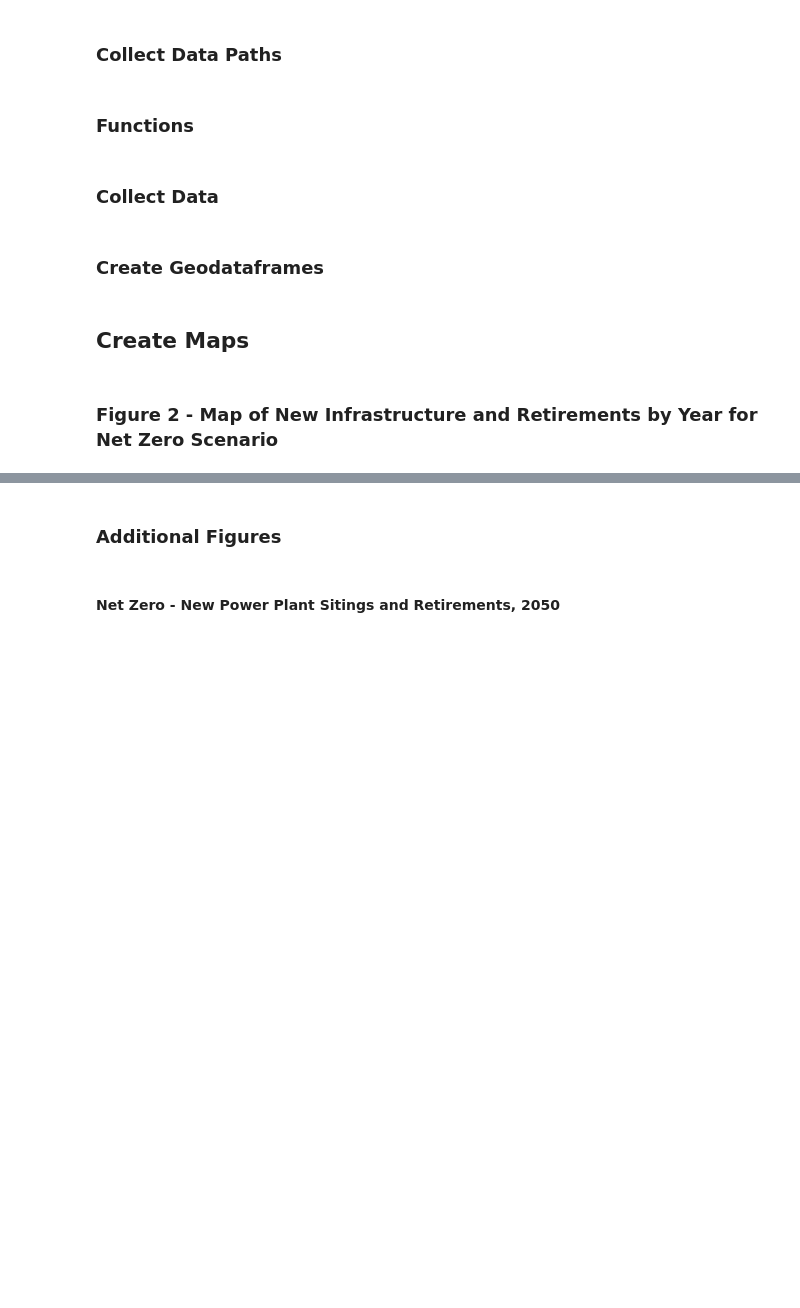
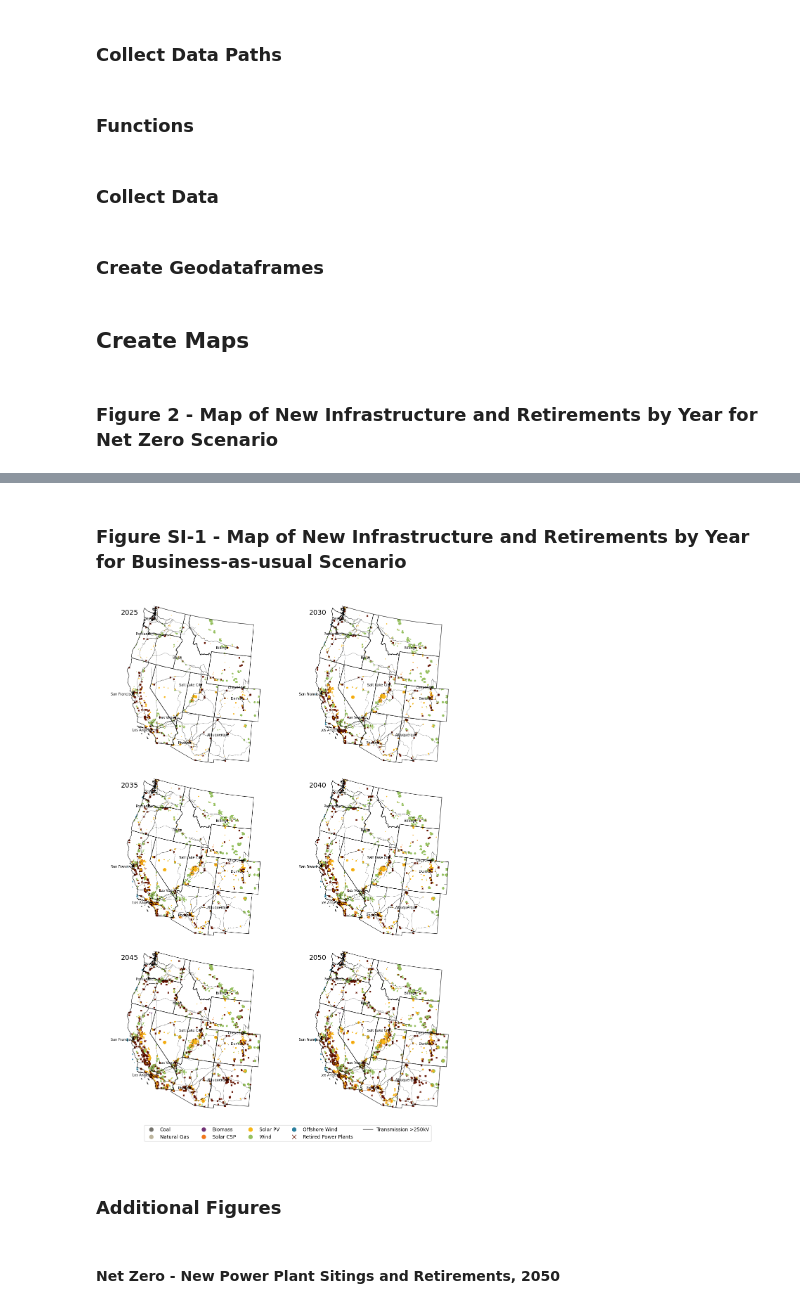
Before and after one commit to GODEEEP/mongird-etal_2024, a Jupyter notebook: notebooks/plot_infrastructure_maps.ipynb, the cells around one changed output, grey strips where cells are left out. Cells and saved outputs as stored; diff of their text form; code cells hidden in the pictures; blank space fills up the shorter version.

```diff
--- a/notebooks/plot_infrastructure_maps.ipynb
+++ b/notebooks/plot_infrastructure_maps.ipynb
@@ -300,2 +298,70 @@ plt.show()
+# %% [markdown]
+### Figure SI-1 - Map of New Infrastructure and Retirements by Year for Business-as-usual Scenario
+# %%
+scenario = 'business_as_usual_ira_ccs_climate'
+gdf_plot = gdf[gdf.scenario == scenario]
+
+height = 16
+width = 11
+
+fig = plt.figure()
+fig.set_figheight(height)
+fig.set_figwidth(width)
+
+spec = GridSpec(ncols=2,
+                nrows=4,
+                width_ratios=[.5, .5],
+                wspace=0,
+                hspace=0,#-.080,
+                height_ratios=[.3, .3, .3, .06])
+
+
+ax1a =fig.add_subplot(spec[0,0])
+ax1b =fig.add_subplot(spec[0,1])
+ax2a =fig.add_subplot(spec[1,0])
+ax2b =fig.add_subplot(spec[1,1])
+ax3a =fig.add_subplot(spec[2,0])
+ax3b =fig.add_subplot(spec[2,1])
+ax_legend = fig.add_subplot(spec[3,:])
+
+ax_objs = [ax1a, ax1b, ax2a, ax2b, ax3a, ax3b]
+gdf_cerf = gdf_plot[(gdf_plot.cerf_sited == 1)]
+gdf_all = gdf_plot.copy()
+sited_year_list = sorted(list(gdf_cerf.sited_year.unique()))
+
+i=0
+for a in ax_objs:
+    wecc_shp.boundary.plot(ax=a, color = 'black', lw=.75)
+
+     # plot retired plants
+    gdf_ret_plot = gdf_all[gdf_all.retirement_year <= sited_year_list[i]]
+    gdf_ret_plot.plot(ax=a, markersize=8, color=retired_color, marker="x")
+
+    gdf_plot = gdf_cerf[(gdf_cerf.sited_year <= sited_year_list[i]) & (gdf_cerf.retirement_year > sited_year_list[i]) ]
+    gdf_plot.plot(ax=a, markersize=1,  marker = 'o', lw=.3, facecolor=gdf_plot['tech_name_simple'].map(color_map_dict))
+
+    a.annotate(sited_year_list[i], xy=(-2.44e6, 1.45e6),size=14)
+
+    transmission_shp.plot(ax=a, color='black', lw=.25)
+    city_gdf.plot(ax=a, color='black', markersize=3)
+
+    # add city labels
+    for x, y, label in zip(city_gdf.geometry.x, city_gdf.geometry.y, city_gdf.city):
+        a.annotate(label, xy=(x, y), xytext=(3, -3), textcoords="offset points", ha='right', size=7)
+    i+=1
+    a.set_axis_off()
+
+ax_legend.legend(handles=short_legend_elements, fontsize=10, loc='center', ncol=5, facecolor='white')
+
+ax_legend.set_axis_off()
+plt.tight_layout()
+
+ # save figure to folder
+output_file_name = 'fig_si-1_bau_sitings_by_year_2050.png'
+plt.savefig(os.path.join(fig_dir, output_file_name), dpi=700)
+
+plt.show()
+# %% [output]
+[figure, added]
 # %% [markdown]
 ### Additional Figures
```
Also changed, not shown: parts of 4 cells of this notebook, 4 other files.
